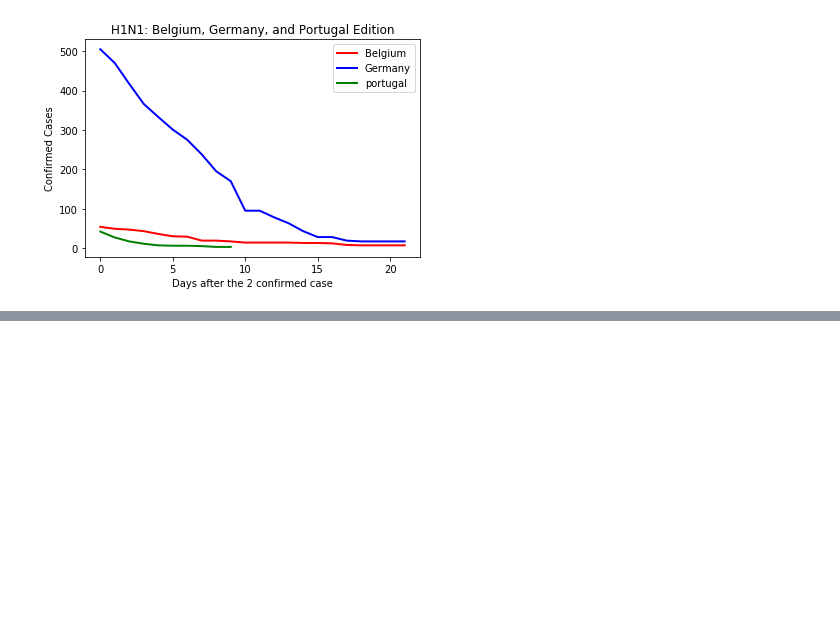
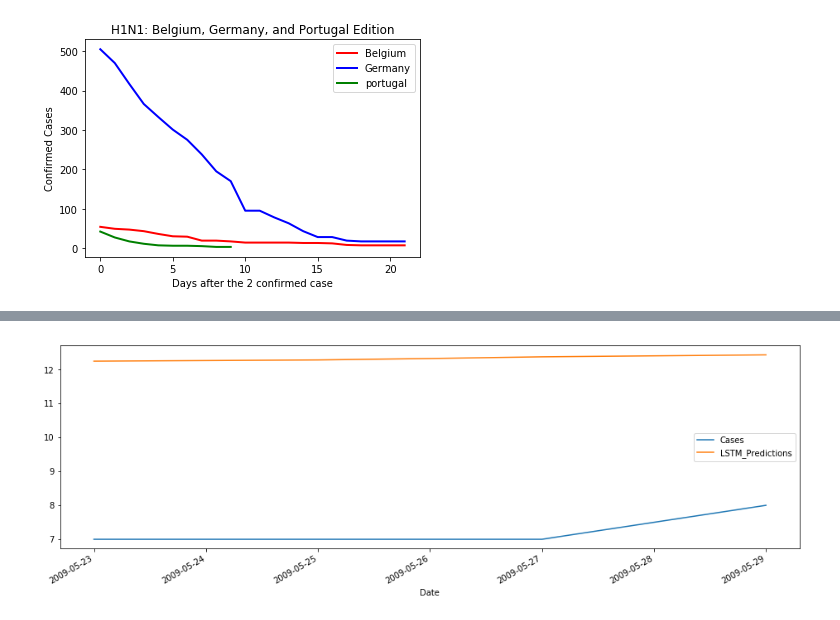
Before and after one commit to dangural/CPE-695-Final-Project, a Jupyter notebook: models/H1N1_Virus.ipynb, the cells around one changed output, grey strips where cells are left out. Drawn from its saved outputs; the diff is of its cells as text; code cells hidden in the pictures; blank space fills up the shorter version.

```diff
--- a/models/H1N1_Virus.ipynb
+++ b/models/H1N1_Virus.ipynb
@@ -147,0 +155,7 @@ ValueError: Error when checking input: expected lstm_6_input to have 3 dimension
+# %%
+def plot_predictions_vs_real(predictions, test_data):
+    test_data['LSTM_Predictions'] = predictions
+    test_data['Cases'].plot(figsize = (16,5), legend=True)
+    test_data['LSTM_Predictions'].plot(legend = True);
+
+    return
@@ -147,0 +188,4 @@ ValueError: Error when checking input: expected lstm_6_input to have 3 dimension
+# %%
+plot_predictions_vs_real(belgium_lstm[0], belgium_lstm[1])
+# %% [output]
+[figure, added]
```
Also changed, not shown: parts of 17 cells of this notebook, 3 other files.
